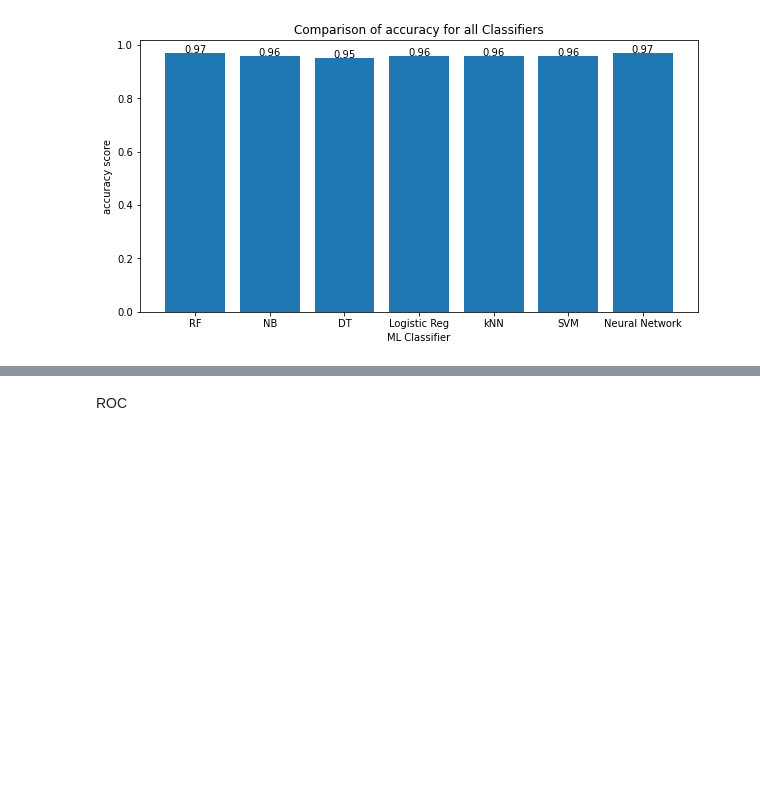
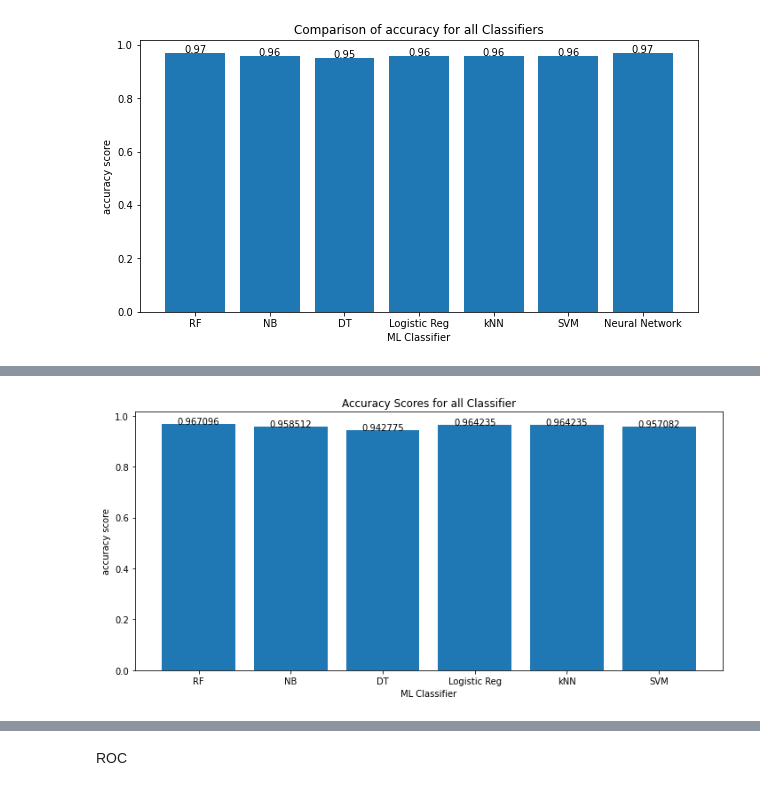
Before and after one commit to drmayu7/303A_machinelearning, a Jupyter notebook: Notebooks/CHART_for_wisconsin_breast_cancer_project.ipynb, the cells around one changed output, grey strips where cells are left out. Drawn from its saved outputs; the diff is of its cells as text; code cells hidden in the pictures; blank space fills up the shorter version.

```diff
--- a/Notebooks/CHART_for_wisconsin_breast_cancer_project.ipynb
+++ b/Notebooks/CHART_for_wisconsin_breast_cancer_project.ipynb
@@ -37,0 +127,35 @@ if __name__ == '__main__':
+# %%
+# importing library
+import matplotlib.pyplot as plt
+
+# function to add value labels
+def addlabels(x,y):
+    for i in range(len(x)):
+        plt.text(i, y[i], y[i], ha = 'center')
+
+if __name__ == '__main__':
+
+    # creating data on which bar chart will be plot
+    x = ["RF", "NB", "DT", "Logistic Reg", "kNN", "SVM",]
+    y = [0.967096,0.958512,0.942775,0.964235,0.964235,0.957082]
+
+    # setting figure size by using figure() function
+    plt.figure(figsize = (10, 5))
+
+    # making the bar chart on the data
+    plt.bar(x, y)
+
+    # calling the function to add value labels
+    addlabels(x, y)
+
+    # giving title to the plot
+    plt.title("Accuracy Scores for all Classifier")
+
+    # giving X and Y labels
+    plt.xlabel("ML Classifier")
+    plt.ylabel("accuracy score")
+
+    # visualizing the plot
+    plt.show()
+# %% [output]
+[figure, added]
```
Also changed, not shown: parts of 10 cells of this notebook, 1 other file.
